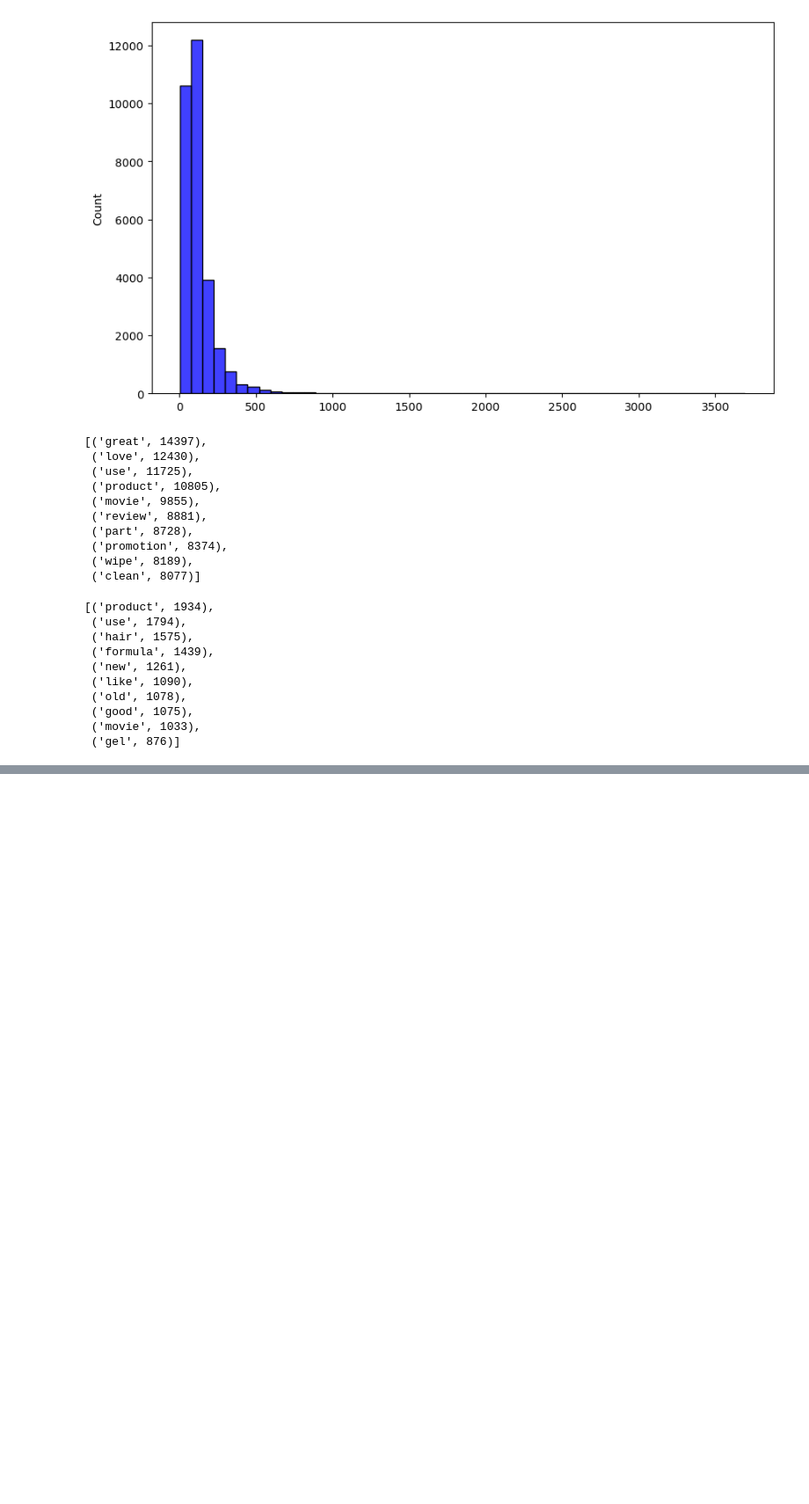
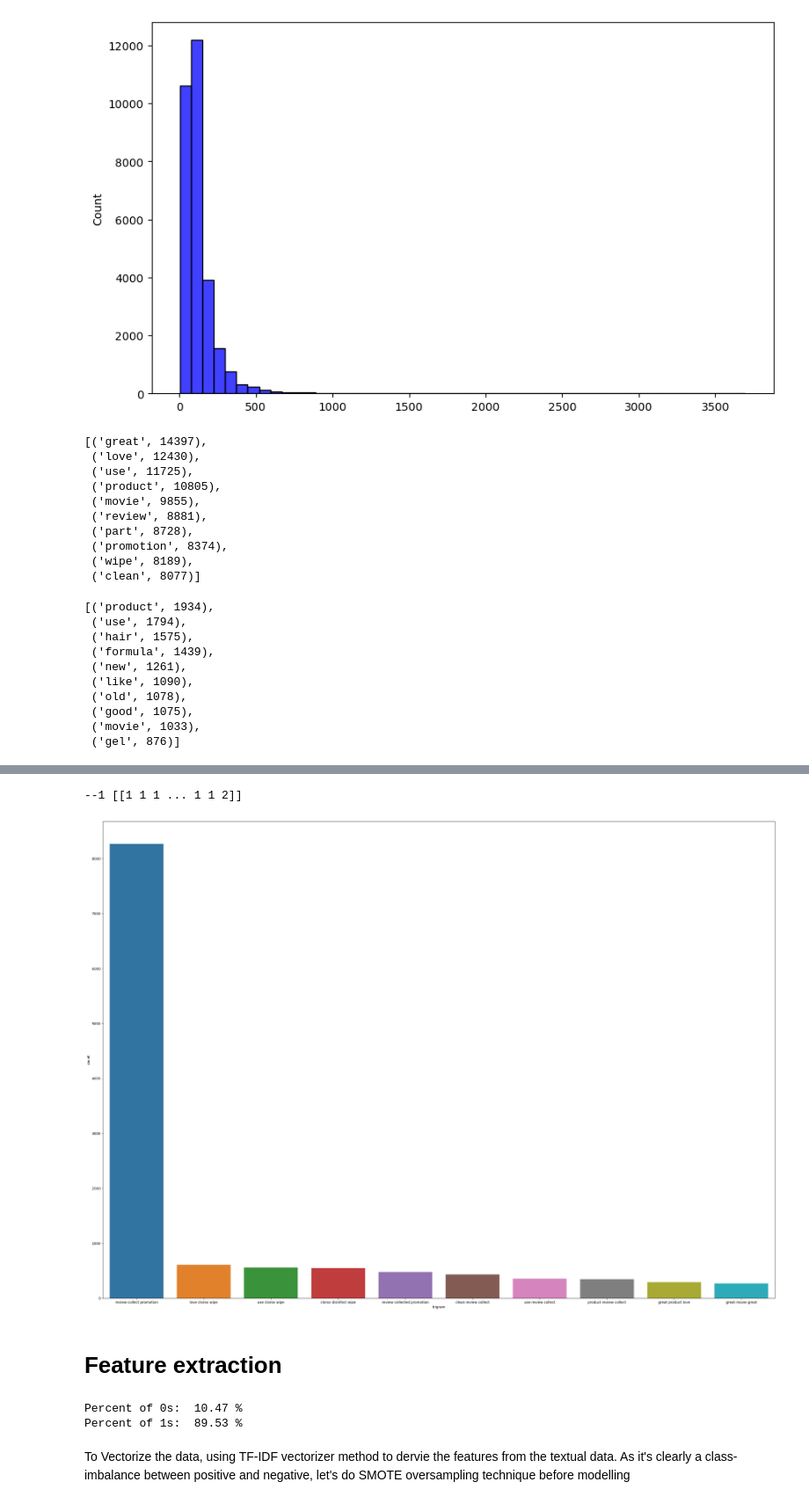
Before and after one commit to sYashReddy/upGradCapstone, a Jupyter notebook: Untitled.ipynb, the cells around one changed output, grey strips where cells are left out. Shown at 88% size. Saved outputs shown, nothing was run; the diff lists cells and outputs as text; code cells hidden in the pictures; blank space fills up the shorter version.

```diff
--- a/Untitled.ipynb
+++ b/Untitled.ipynb
@@ -517,0 +552,9 @@ def get_top_n_ngram( corpus, n_gram_range ,n=None):
+# %%
+#logic to find the top 10 trigram frequency among the reviews_text in the cleaned datafram(df_clean).
+common_words = get_top_n_ngram(df_clean.reviews_text_cleaned, 3, 10)
+df3 = pd.DataFrame(common_words, columns = ['trigram' , 'count'])
+plt.figure(figsize=[35,25])
+fig = sns.barplot(x=df3['trigram'], y=df3['count'])
+# %% [output]
+--1 [[1 1 1 ... 1 1 2]]
+[figure, added]
@@ -517,0 +564,2 @@ def get_top_n_ngram( corpus, n_gram_range ,n=None):
+# %% [markdown]
+# Feature extraction
@@ -517,0 +568,10 @@ def get_top_n_ngram( corpus, n_gram_range ,n=None):
+# %%
+#Distribution of the target variable data in terms of proportions.
+for i in range(0,no_of_classes):
+    print("Percent of {0}s: ".format(i), round(100*pd.Series(y).value_counts()[i]/pd.Series(y).value_counts().sum(),2), "%")
+# %% [output]
+Percent of 0s:  10.47 %
+Percent of 1s:  89.53 %
+# %% [markdown]
+To Vectorize the data, using TF-IDF vectorizer method to dervie the features from the textual data.
+As it's clearly a class-imbalance between positive and negative, let's do SMOTE oversampling technique before modelling
```
Also changed, not shown: parts of 31 cells of this notebook, 3 other files.
